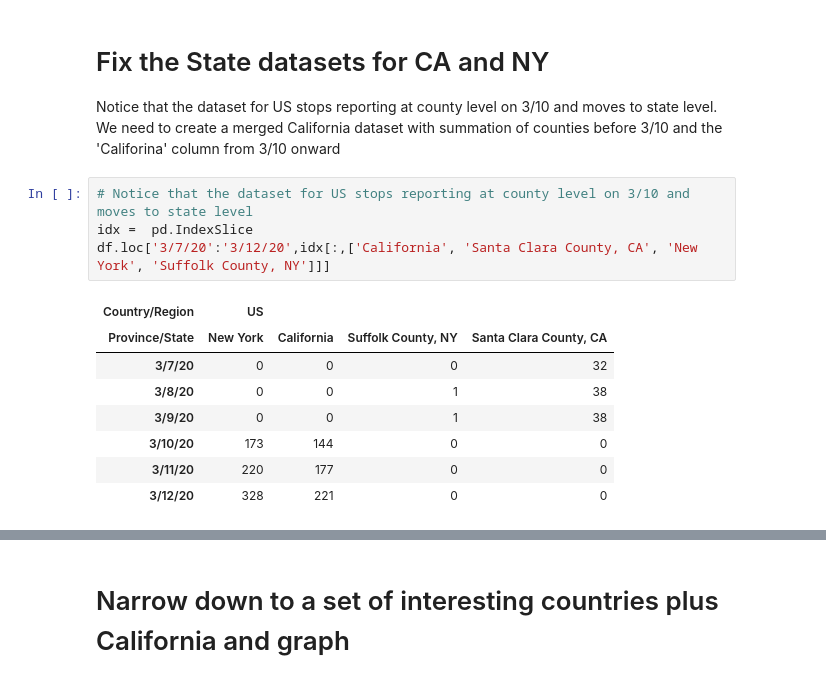
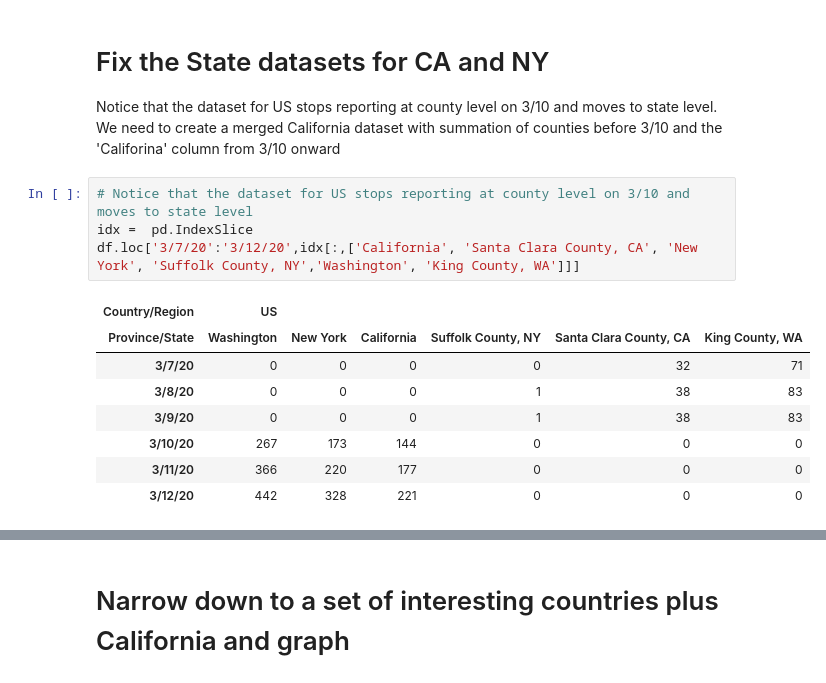
Before and after one commit to dyoung418/COVID-19, a Jupyter notebook: covid_california_analysis.ipynb, the cells around one changed output, grey strips where cells are left out. Saved outputs shown, nothing was run; the diff lists cells and outputs as text.

```diff
--- a/covid_california_analysis.ipynb
+++ b/covid_california_analysis.ipynb
@@ -56,16 +56,16 @@ Notice that the dataset for US stops reporting at county level on 3/10 and moves
 # %%
 # Notice that the dataset for US stops reporting at county level on 3/10 and moves to state level
 idx =  pd.IndexSlice
-df.loc['3/7/20':'3/12/20',idx[:,['California', 'Santa Clara County, CA', 'New York', 'Suffolk County, NY']]]
+df.loc['3/7/20':'3/12/20',idx[:,['California', 'Santa Clara County, CA', 'New York', 'Suffolk County, NY','Washington', 'King County, WA']]]
 # %% [output]
-| Country/Region | US |  |  |  |
-| Province/State | New York | California | Suffolk County, NY | Santa Clara County, CA |
-| 3/7/20 | 0 | 0 | 0 | 32 |
-| 3/8/20 | 0 | 0 | 1 | 38 |
-| 3/9/20 | 0 | 0 | 1 | 38 |
-| 3/10/20 | 173 | 144 | 0 | 0 |
-| 3/11/20 | 220 | 177 | 0 | 0 |
-| 3/12/20 | 328 | 221 | 0 | 0 |
+| Country/Region | US |  |  |  |  |  |
+| Province/State | Washington | New York | California | Suffolk County, NY | Santa Clara County, CA | King County, WA |
+| 3/7/20 | 0 | 0 | 0 | 0 | 32 | 71 |
+| 3/8/20 | 0 | 0 | 0 | 1 | 38 | 83 |
+| 3/9/20 | 0 | 0 | 0 | 1 | 38 | 83 |
+| 3/10/20 | 267 | 173 | 144 | 0 | 0 | 0 |
+| 3/11/20 | 366 | 220 | 177 | 0 | 0 | 0 |
+| 3/12/20 | 442 | 328 | 221 | 0 | 0 | 0 |
 # %%
 # Create a merged California dataset with summation of counties before 3/10 and the
 # 'Califorina' column from 3/10 onward
```
Also changed, not shown: parts of 5 cells of this notebook.
